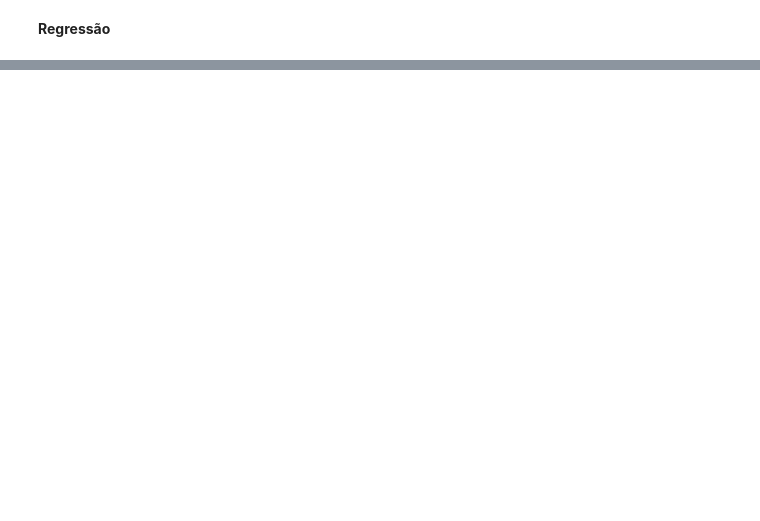
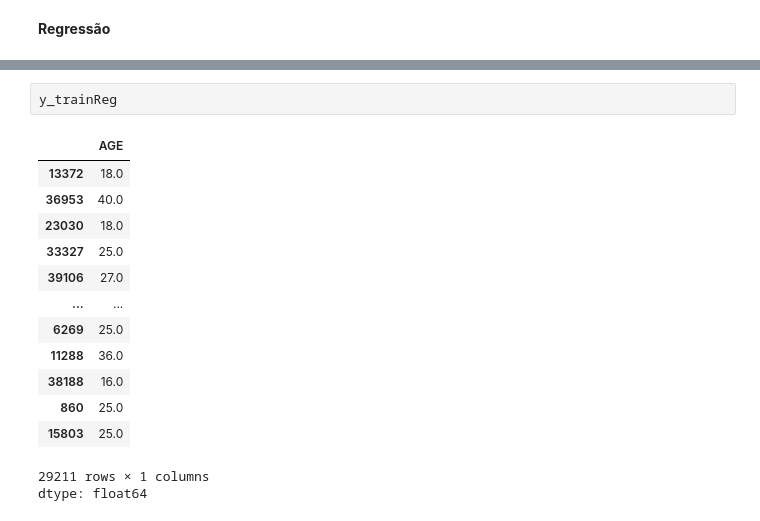
Before and after one commit to Trutzyz/AnaliseSiflisCongenita, a Jupyter notebook: bsvs_jrlb_jvavm.ipynb, the cells around one changed output, grey strips where cells are left out. Saved outputs shown, nothing was run; the diff lists cells and outputs as text; blank space fills up the shorter version.

```diff
--- a/bsvs_jrlb_jvavm.ipynb
+++ b/bsvs_jrlb_jvavm.ipynb
@@ -357,0 +413,17 @@ Scores de SelectKBest (Regressão): [5.53910778e+00 1.05041191e+01 1.45098058e+0
+# %%
+y_trainReg
+# %% [output]
+|  | AGE |
+| 13372 | 18.0 |
+| 36953 | 40.0 |
+| 23030 | 18.0 |
+| 33327 | 25.0 |
+| 39106 | 27.0 |
+| ... | ... |
+| 6269 | 25.0 |
+| 11288 | 36.0 |
+| 38188 | 16.0 |
+| 860 | 25.0 |
+| 15803 | 25.0 |
+29211 rows × 1 columns
+dtype: float64
```
Also changed, not shown: parts of 35 cells of this notebook, 1 other file.
